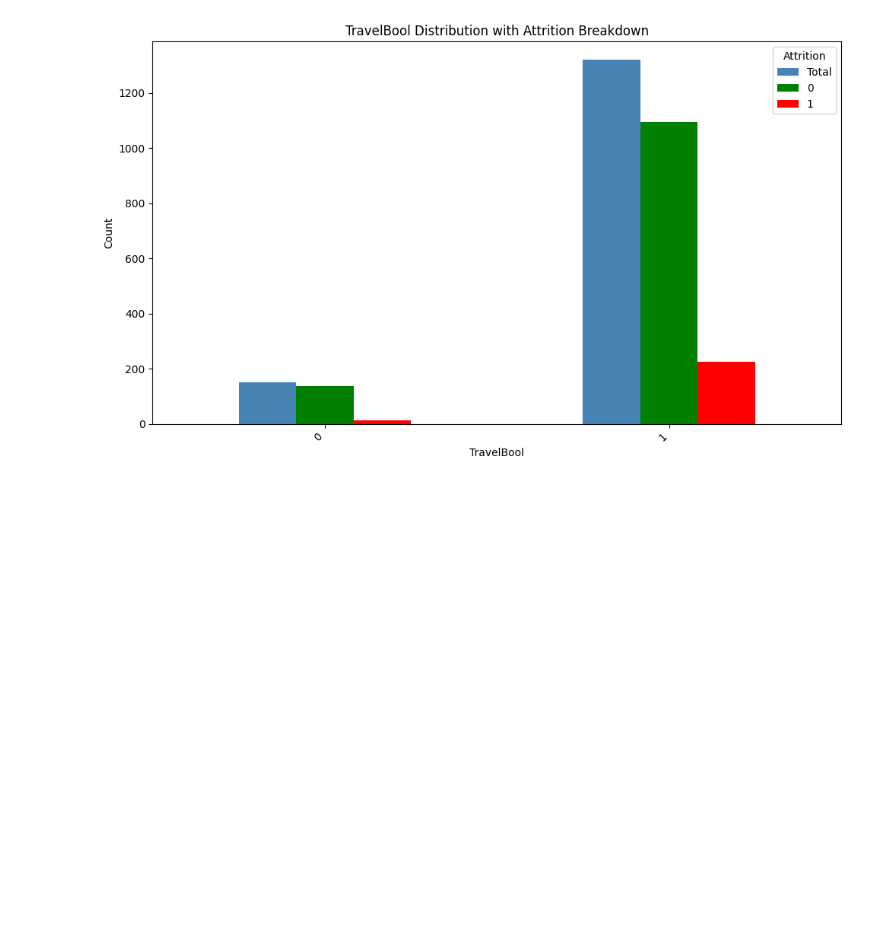
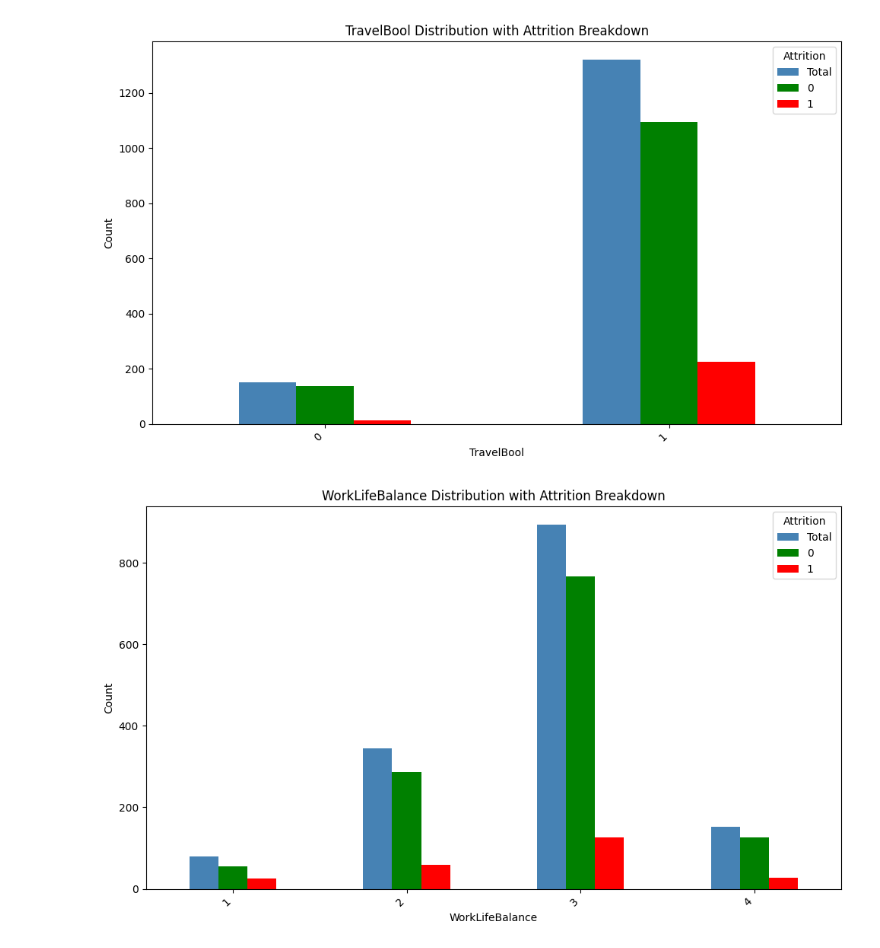
Before and after one commit to remiljw/Capstone-Employee-Churn, a Jupyter notebook: EDA/CAPSTONE.ipynb, the cells around one changed output. Saved outputs shown, nothing was run; the diff lists cells and outputs as text; code cells hidden in the pictures; blank space fills up the shorter version.

```diff
--- a/EDA/CAPSTONE.ipynb
+++ b/EDA/CAPSTONE.ipynb
@@ -1313,3 +1374,26 @@ plt.tight_layout()
 plt.show()
 # %% [output]
 [figure]
+# %%
+# Total count per category
+total = df['WorkLifeBalance'].value_counts().sort_index()
+
+# Counts split by attrition
+split = pd.crosstab(df['WorkLifeBalance'], df['Attrition'])
+
+# Combine into one DataFrame
+plot_df = split.copy()
+plot_df['Total'] = total
+
+# Reorder columns
+plot_df = plot_df[['Total', 0, 1]]  # if Attrition is 0/1
+
+plot_df.plot(kind='bar', figsize=(10,6), color=['steelblue', 'green', 'red'])
+
+plt.xticks(rotation=45, ha='right')
+plt.ylabel("Count")
+plt.title("WorkLifeBalance Distribution with Attrition Breakdown")
+plt.tight_layout()
+plt.show()
+# %% [output]
+[figure, added]
```
Also changed, not shown: parts of 28 cells of this notebook, 1 other file.
